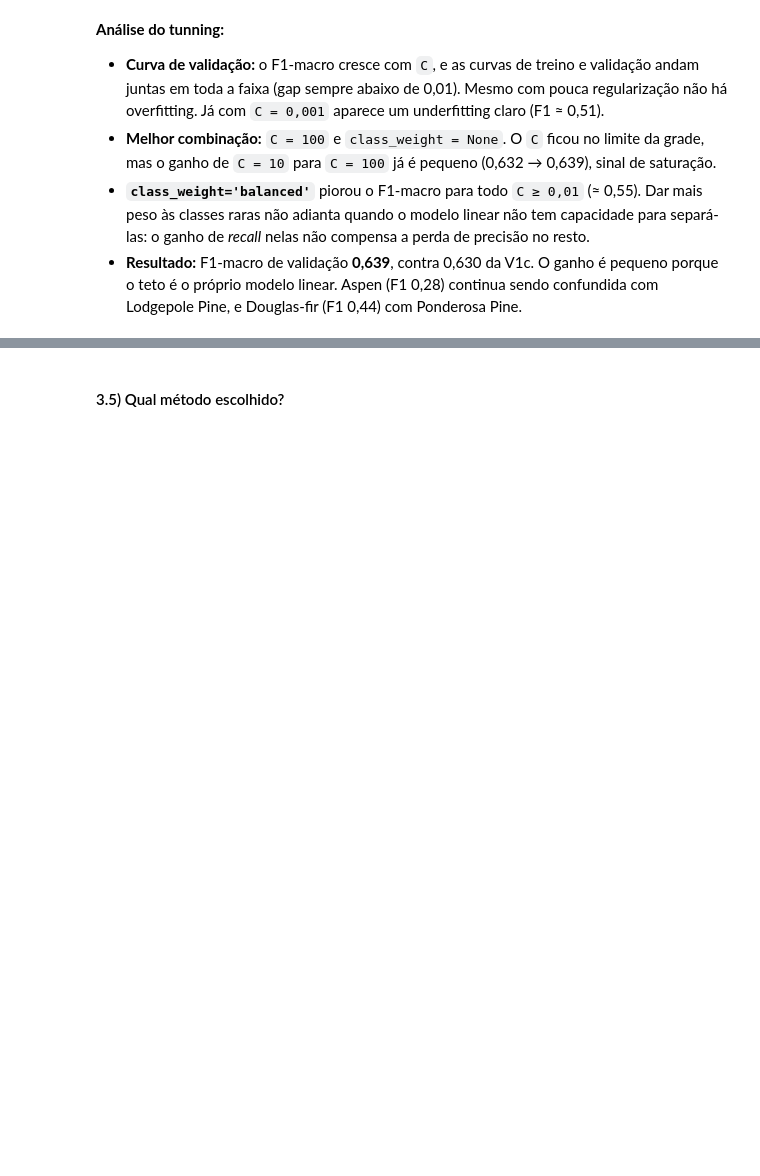
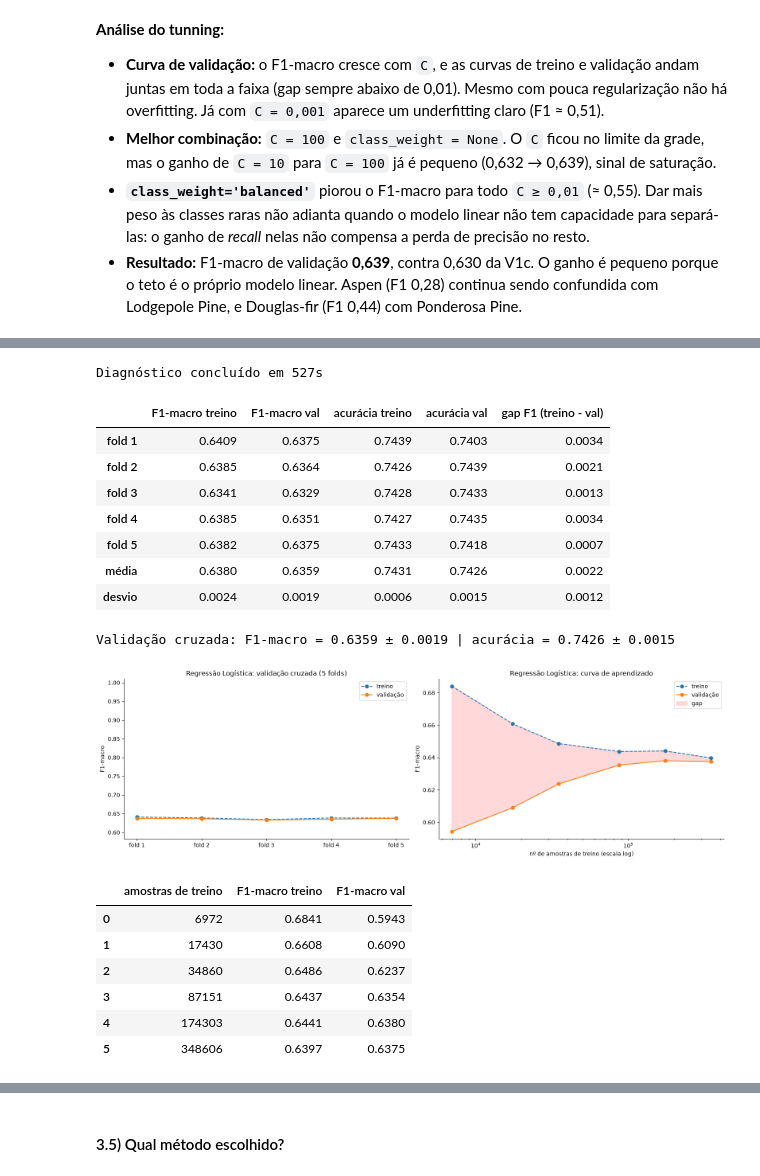
Before and after one commit to lip3bit/classificador_projeto, a Jupyter notebook: classificador.ipynb, the cells around one changed output, grey strips where cells are left out. Saved outputs shown, nothing was run; the diff lists cells and outputs as text; code cells hidden in the pictures; blank space fills up the shorter version.

```diff
--- a/classificador.ipynb
+++ b/classificador.ipynb
@@ -673,0 +730,25 @@ Cottonwood/Willow      0.782     0.698     0.737       549
+# %%
+diagnosticar('Regressão Logística',
+             Pipeline([('prep', polinomial()),
+                       ('lr', LogisticRegression(C=melhor_lr['lr__C'], class_weight=melhor_lr['lr__class_weight'],
+                                                 max_iter=1000, random_state=RANDOM_STATE))]),
+             n_jobs=5)
+# %% [output]
+Diagnóstico concluído em 527s
+|  | F1-macro treino | F1-macro val | acurácia treino | acurácia val | gap F1 (treino - val) |
+| fold 1 | 0.6409 | 0.6375 | 0.7439 | 0.7403 | 0.0034 |
+| fold 2 | 0.6385 | 0.6364 | 0.7426 | 0.7439 | 0.0021 |
+| fold 3 | 0.6341 | 0.6329 | 0.7428 | 0.7433 | 0.0013 |
+| fold 4 | 0.6385 | 0.6351 | 0.7427 | 0.7435 | 0.0034 |
+| fold 5 | 0.6382 | 0.6375 | 0.7433 | 0.7418 | 0.0007 |
+| média | 0.6380 | 0.6359 | 0.7431 | 0.7426 | 0.0022 |
+| desvio | 0.0024 | 0.0019 | 0.0006 | 0.0015 | 0.0012 |
+Validação cruzada: F1-macro = 0.6359 ± 0.0019 | acurácia = 0.7426 ± 0.0015
+[figure, added]
+|  | amostras de treino | F1-macro treino | F1-macro val |
+| 0 | 6972 | 0.6841 | 0.5943 |
+| 1 | 17430 | 0.6608 | 0.6090 |
+| 2 | 34860 | 0.6486 | 0.6237 |
+| 3 | 87151 | 0.6437 | 0.6354 |
+| 4 | 174303 | 0.6441 | 0.6380 |
+| 5 | 348606 | 0.6397 | 0.6375 |
```
Also changed, not shown: parts of 20 cells of this notebook, 1 other file.
